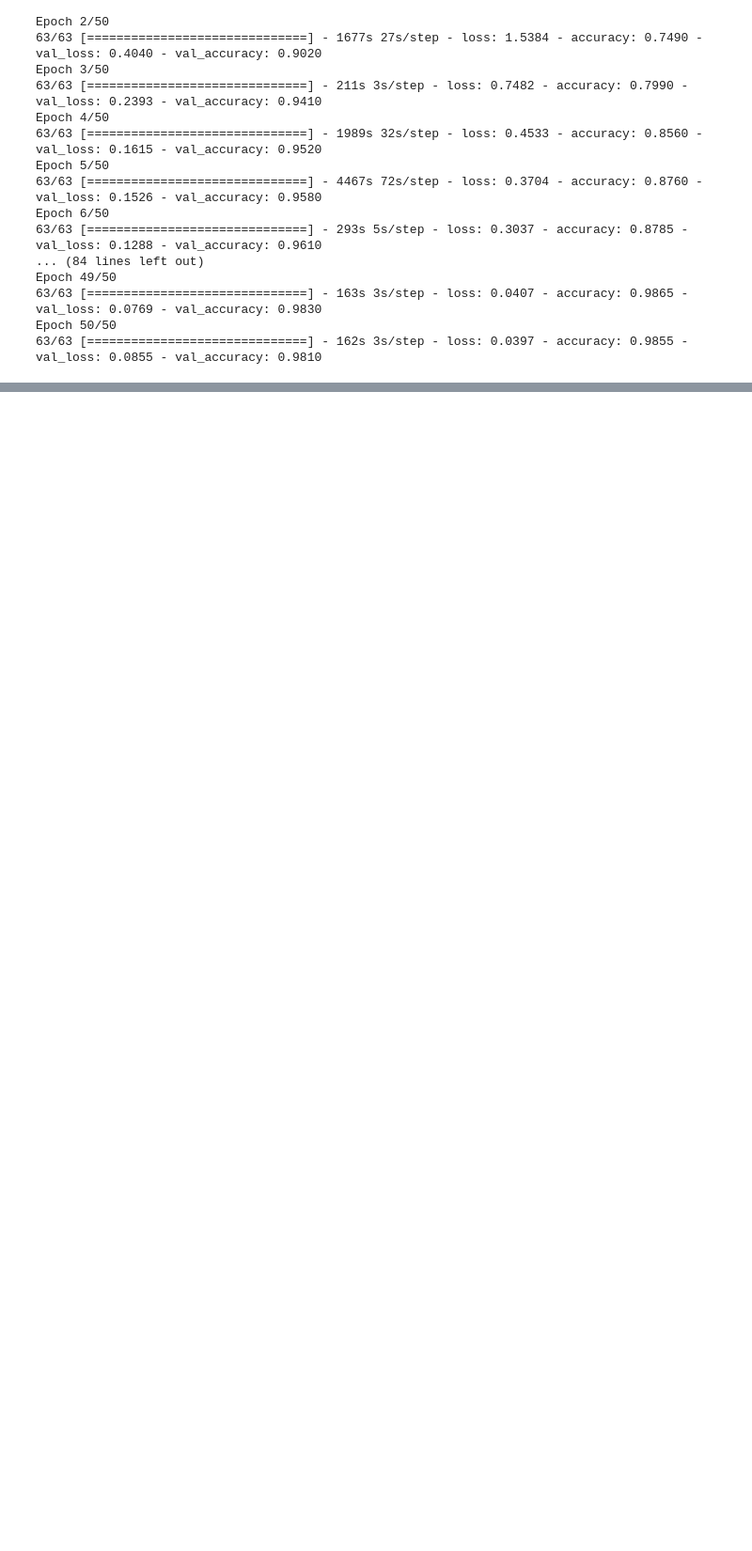
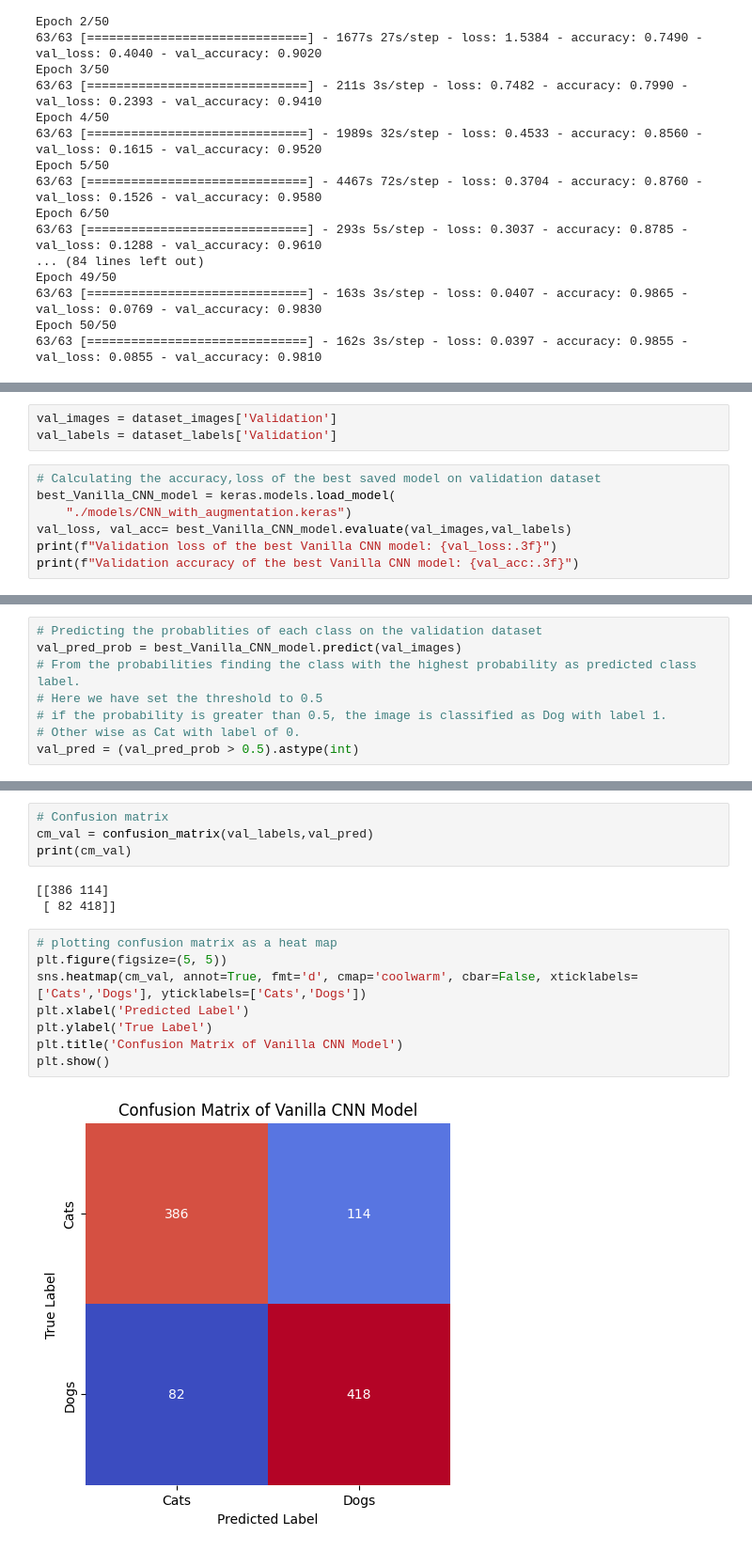
Before and after one commit to hemasree798/CSCN8010-labs, a Jupyter notebook: Dogs_vs_cats_classification.ipynb, the cells around one changed output, grey strips where cells are left out. Shown at 94% size. Saved outputs shown, nothing was run; the diff lists cells and outputs as text; blank space fills up the shorter version.

```diff
--- a/Dogs_vs_cats_classification.ipynb
+++ b/Dogs_vs_cats_classification.ipynb
@@ -467,0 +516,10 @@ plot_training_val_accuracy(VGG16_model_history)
+# %%
+val_images = dataset_images['Validation']
+val_labels = dataset_labels['Validation']
+# %%
+# Calculating the accuracy,loss of the best saved model on validation dataset
+best_Vanilla_CNN_model = keras.models.load_model(
+    "./models/CNN_with_augmentation.keras")
+val_loss, val_acc= best_Vanilla_CNN_model.evaluate(val_images,val_labels)
+print(f"Validation loss of the best Vanilla CNN model: {val_loss:.3f}")
+print(f"Validation accuracy of the best Vanilla CNN model: {val_acc:.3f}")
@@ -467,0 +541,8 @@ plot_training_val_accuracy(VGG16_model_history)
+# %%
+# Predicting the probablities of each class on the validation dataset
+val_pred_prob = best_Vanilla_CNN_model.predict(val_images)
+# From the probabilities finding the class with the highest probability as predicted class label.
+# Here we have set the threshold to 0.5
+# if the probability is greater than 0.5, the image is classified as Dog with label 1.
+# Other wise as Cat with label of 0.
+val_pred = (val_pred_prob > 0.5).astype(int)
@@ -467,0 +563,17 @@ plot_training_val_accuracy(VGG16_model_history)
+# %%
+# Confusion matrix
+cm_val = confusion_matrix(val_labels,val_pred)
+print(cm_val)
+# %% [output]
+[[386 114]
+ [ 82 418]]
+# %%
+# plotting confusion matrix as a heat map
+plt.figure(figsize=(5, 5))
+sns.heatmap(cm_val, annot=True, fmt='d', cmap='coolwarm', cbar=False, xticklabels=['Cats','Dogs'], yticklabels=['Cats','Dogs'])
+plt.xlabel('Predicted Label')
+plt.ylabel('True Label')
+plt.title('Confusion Matrix of Vanilla CNN Model')
+plt.show()
+# %% [output]
+[figure, added]
```
Also changed, not shown: parts of 54 cells of this notebook.
